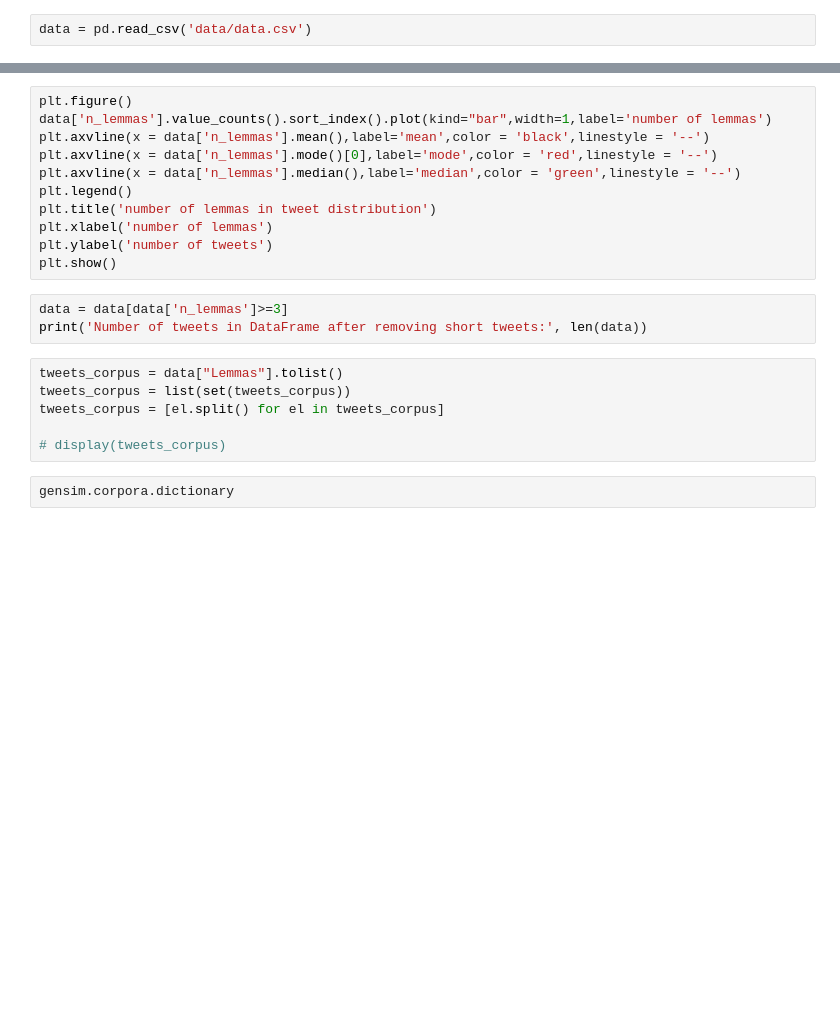
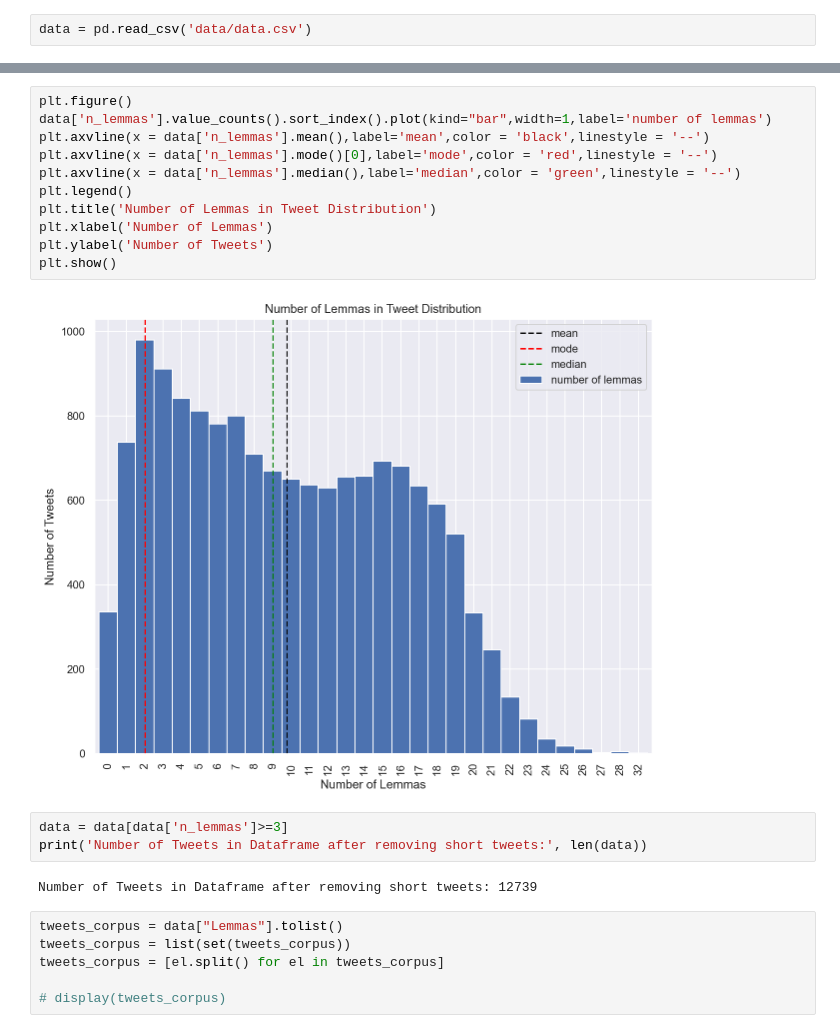
Before and after one commit to saizk/NLP-with-Spanish-Politicians-Tweets, a Jupyter notebook: data_analysis.ipynb, the cells around one changed output, grey strips where cells are left out. Cells and saved outputs as stored; diff of their text form; blank space fills up the shorter version.

```diff
--- a/data_analysis.ipynb
+++ b/data_analysis.ipynb
@@ -36,23 +90,25 @@ for i in range(0,50,10):
 # %%
 plt.figure()
 data['n_lemmas'].value_counts().sort_index().plot(kind="bar",width=1,label='number of lemmas')
 plt.axvline(x = data['n_lemmas'].mean(),label='mean',color = 'black',linestyle = '--')
 plt.axvline(x = data['n_lemmas'].mode()[0],label='mode',color = 'red',linestyle = '--')
 plt.axvline(x = data['n_lemmas'].median(),label='median',color = 'green',linestyle = '--')
 plt.legend()
-plt.title('number of lemmas in tweet distribution')
-plt.xlabel('number of lemmas')
-plt.ylabel('number of tweets')
+plt.title('Number of Lemmas in Tweet Distribution')
+plt.xlabel('Number of Lemmas')
+plt.ylabel('Number of Tweets')
 plt.show()
+# %% [output]
+[figure, added]
 # %%
 data = data[data['n_lemmas']>=3]
-print('Number of tweets in DataFrame after removing short tweets:', len(data))
+print('Number of Tweets in Dataframe after removing short tweets:', len(data))
+# %% [output]
+Number of Tweets in Dataframe after removing short tweets: 12739
 # %%
 tweets_corpus = data["Lemmas"].tolist()
 tweets_corpus = list(set(tweets_corpus))
 tweets_corpus = [el.split() for el in tweets_corpus]
 
 # display(tweets_corpus)
-# %%
-gensim.corpora.dictionary
 # %%
```
Also changed, not shown: parts of 6 cells of this notebook, 2 other files.
